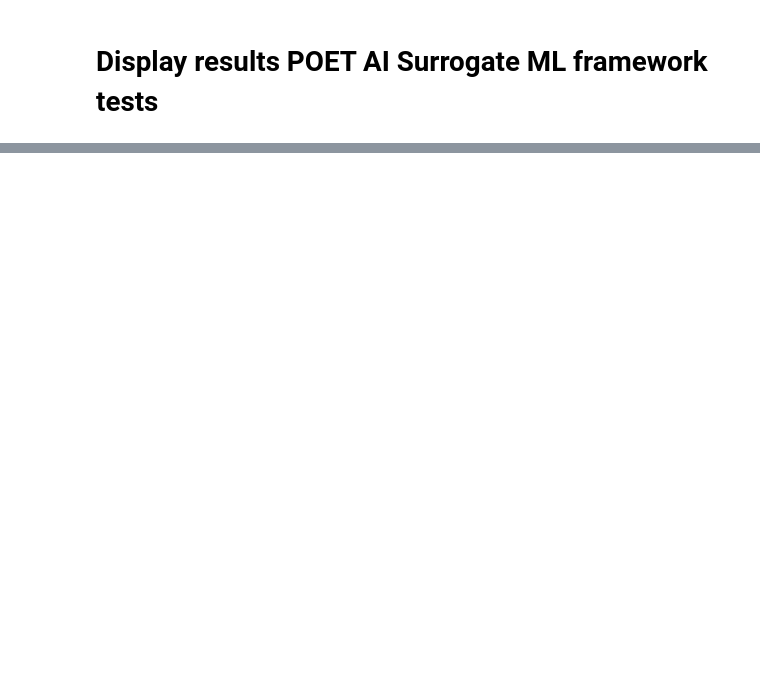
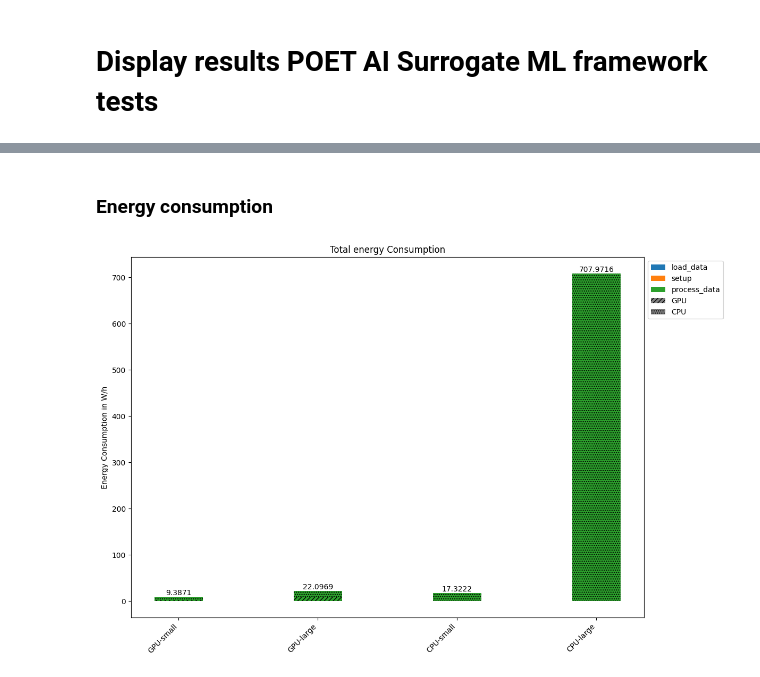
Before and after one commit to hanssssssssssssss/poet_ml_framework_tests, a Jupyter notebook: process_output/process_output_data.ipynb, the cells around one changed output, grey strips where cells are left out. Drawn from its saved outputs; the diff is of its cells as text; code cells hidden in the pictures; blank space fills up the shorter version.

```diff
--- a/process_output/process_output_data.ipynb
+++ b/process_output/process_output_data.ipynb
@@ -69,0 +96,54 @@ for pid, data in experiments.items():
+# %% [markdown]
+### Energy consumption
+# %%
+# Prepare data for plotting
+categories = ["load_data", "setup","process_data"]
+n = len(training_experiments)
+ind = np.arange(n)
+width = 0.35
+
+# Define colors and hatches
+colors = ["#1f77b4", "#ff7f0e", "#2ca02c"]  # Blue, Orange, Green
+hatches = ["////", "...."]  # Diagonal lines for GPU and CPU
+
+# Create the plot
+fig, ax = plt.subplots(figsize=(12, 8))
+
+bars = np.zeros(n)
+for i, category in enumerate(categories):
+    gpu_values = [d["power"][category]["GPU"] / (1000000 * 3600) for d in training_experiments.values()]
+    cpu_values = [d["power"][category]["CPU"] / (1000000 * 3600) for d in training_experiments.values()]
+
+    ax.bar(ind, gpu_values, width, bottom=bars, color=colors[i], hatch=hatches[0])
+    ax.bar(ind, cpu_values, width, bottom=bars+gpu_values, color=colors[i], hatch=hatches[1])
+
+    bars += np.array(gpu_values) + np.array(cpu_values)
+
+# Customize the plot
+ax.set_ylabel("Energy Consumption in W/h")
+ax.set_title("Total energy Consumption")
+ax.set_xticks(ind)
+
+# Create custom x-axis labels
+x_labels = [f"{d["device"]}-{d["model"]}" for d in training_experiments.values()]
+ax.set_xticklabels(x_labels, rotation=45, ha="right")
+
+# Create custom legend
+legend_elements = [
+    mpatches.Patch(facecolor=colors[i], label=category) for i, category in enumerate(categories)
+]
+legend_elements.extend([
+    mpatches.Patch(facecolor="gray", hatch=hatches[0], label="GPU"),
+    mpatches.Patch(facecolor="gray", hatch=hatches[1], label="CPU")
+])
+
+ax.legend(handles=legend_elements, loc="upper left", bbox_to_anchor=(1, 1))
+
+# Add value labels on the bars
+for i, total in enumerate(bars):
+    ax.text(i, total, f"{total:,.4f}", ha="center", va="bottom")
+
+plt.tight_layout()
+plt.show()
+# %% [output]
+[figure, added]
```
Also changed, not shown: parts of 12 cells of this notebook, 55 other files.
